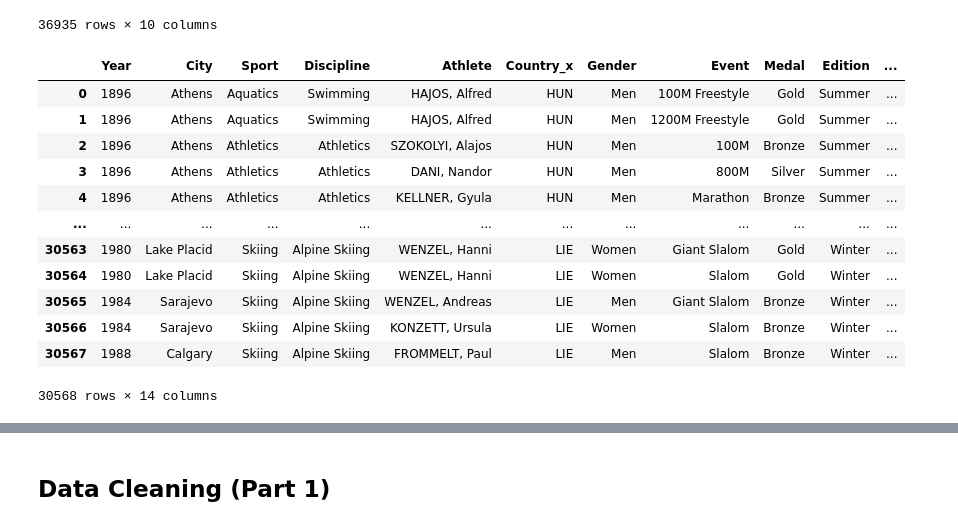
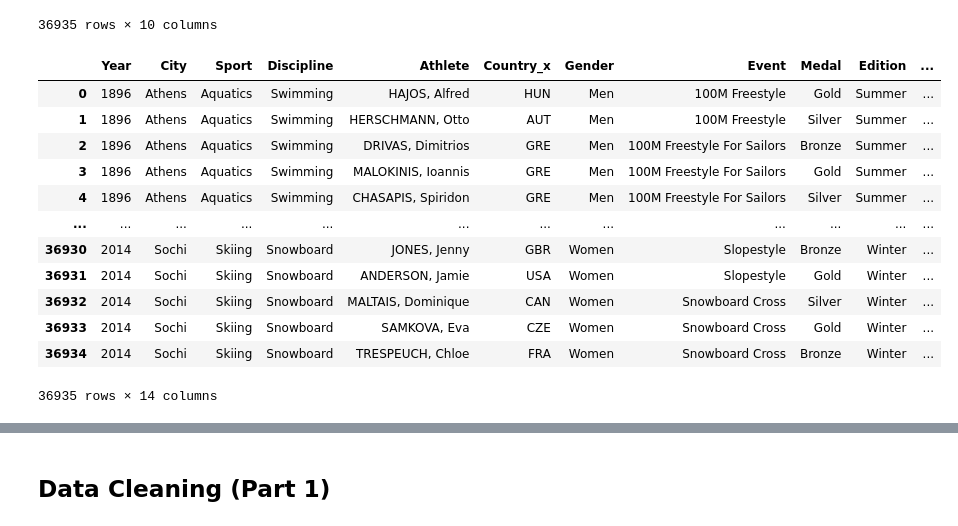
Before and after one commit to hamednasr/Explanatory-Data-Analysis, a Jupyter notebook: Explanatory_DataAnalysis_Challenge.ipynb, the cells around one changed output, grey strips where cells are left out. Cells and saved outputs as stored; diff of their text form; code cells hidden in the pictures.

```diff
--- a/Explanatory_DataAnalysis_Challenge.ipynb
+++ b/Explanatory_DataAnalysis_Challenge.ipynb
@@ -147,18 +147,19 @@ olympics
 | 36934 | 2014 | Sochi | Skiing | Snowboard | TRESPEUCH, Chloe | FRA | Women | Snowboard Cross | Bronze | Winter |
 36935 rows × 10 columns
 # %%
-pd.merge(olympics ,dictionary, left_on= 'Country', right_on= 'Code' )
+olympics = pd.merge(olympics ,dictionary, left_on= 'Country', right_on= 'Code', how= 'left')
+olympics
 # %% [output]
 |  | Year | City | Sport | Discipline | Athlete | Country_x | Gender | Event | Medal | Edition | ... |
 | 0 | 1896 | Athens | Aquatics | Swimming | HAJOS, Alfred | HUN | Men | 100M Freestyle | Gold | Summer | ... |
-| 1 | 1896 | Athens | Aquatics | Swimming | HAJOS, Alfred | HUN | Men | 1200M Freestyle | Gold | Summer | ... |
-| 2 | 1896 | Athens | Athletics | Athletics | SZOKOLYI, Alajos | HUN | Men | 100M | Bronze | Summer | ... |
-| 3 | 1896 | Athens | Athletics | Athletics | DANI, Nandor | HUN | Men | 800M | Silver | Summer | ... |
-| 4 | 1896 | Athens | Athletics | Athletics | KELLNER, Gyula | HUN | Men | Marathon | Bronze | Summer | ... |
+| 1 | 1896 | Athens | Aquatics | Swimming | HERSCHMANN, Otto | AUT | Men | 100M Freestyle | Silver | Summer | ... |
+| 2 | 1896 | Athens | Aquatics | Swimming | DRIVAS, Dimitrios | GRE | Men | 100M Freestyle For Sailors | Bronze | Summer | ... |
+| 3 | 1896 | Athens | Aquatics | Swimming | MALOKINIS, Ioannis | GRE | Men | 100M Freestyle For Sailors | Gold | Summer | ... |
+| 4 | 1896 | Athens | Aquatics | Swimming | CHASAPIS, Spiridon | GRE | Men | 100M Freestyle For Sailors | Silver | Summer | ... |
 | ... | ... | ... | ... | ... | ... | ... | ... | ... | ... | ... | ... |
-| 30563 | 1980 | Lake Placid | Skiing | Alpine Skiing | WENZEL, Hanni | LIE | Women | Giant Slalom | Gold | Winter | ... |
-| 30564 | 1980 | Lake Placid | Skiing | Alpine Skiing | WENZEL, Hanni | LIE | Women | Slalom | Gold | Winter | ... |
-| 30565 | 1984 | Sarajevo | Skiing | Alpine Skiing | WENZEL, Andreas | LIE | Men | Giant Slalom | Bronze | Winter | ... |
-| 30566 | 1984 | Sarajevo | Skiing | Alpine Skiing | KONZETT, Ursula | LIE | Women | Slalom | Bronze | Winter | ... |
-| 30567 | 1988 | Calgary | Skiing | Alpine Skiing | FROMMELT, Paul | LIE | Men | Slalom | Bronze | Winter | ... |
+| 36930 | 2014 | Sochi | Skiing | Snowboard | JONES, Jenny | GBR | Women | Slopestyle | Bronze | Winter | ... |
+| 36931 | 2014 | Sochi | Skiing | Snowboard | ANDERSON, Jamie | USA | Women | Slopestyle | Gold | Winter | ... |
+| 36932 | 2014 | Sochi | Skiing | Snowboard | MALTAIS, Dominique | CAN | Women | Snowboard Cross | Silver | Winter | ... |
+| 36933 | 2014 | Sochi | Skiing | Snowboard | SAMKOVA, Eva | CZE | Women | Snowboard Cross | Gold | Winter | ... |
+| 36934 | 2014 | Sochi | Skiing | Snowboard | TRESPEUCH, Chloe | FRA | Women | Snowboard Cross | Bronze | Winter | ... |
-30568 rows × 14 columns
+36935 rows × 14 columns
```
Also changed, not shown: parts of 33 cells of this notebook.
